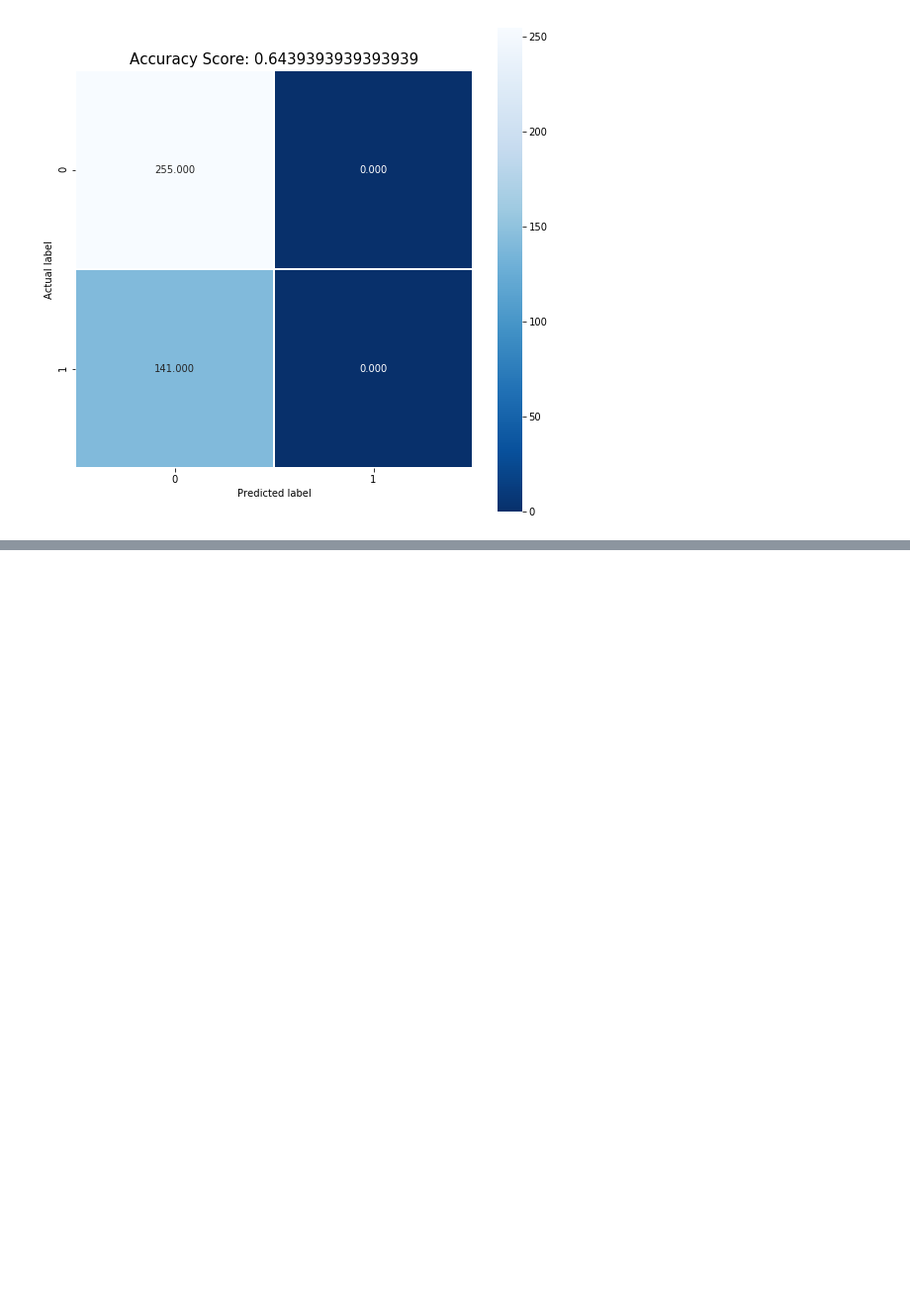
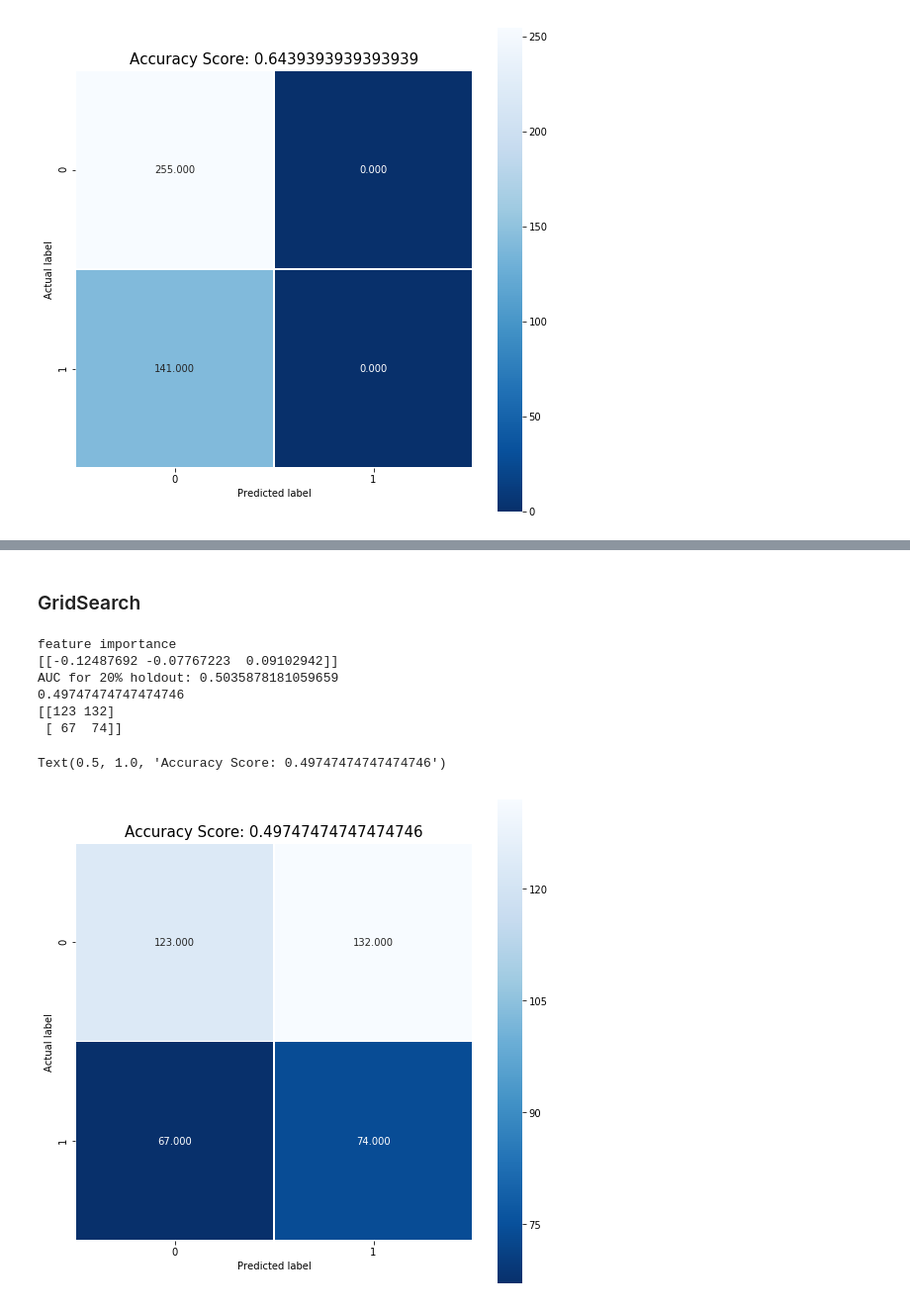
Before and after one commit to SaiShantanGoli/appliedaicourse-1, a Jupyter notebook: AttributionDataAnalysis.ipynb, the cells around one changed output, grey strips where cells are left out. Shown at 99% size. Saved outputs shown, nothing was run; the diff lists cells and outputs as text; code cells hidden in the pictures; blank space fills up the shorter version.

```diff
--- a/AttributionDataAnalysis.ipynb
+++ b/AttributionDataAnalysis.ipynb
@@ -115,0 +218,35 @@ AUC for 20% holdout: 0.5
+# %% [markdown]
+### GridSearch
+# %%
+from sklearn.model_selection import GridSearchCV
+param_grid = {'C': [0.001, 0.01, 0.1, 1, 10, 100, 1000] }
+clf = GridSearchCV(LogisticRegression(penalty='l2'), param_grid)
+y_pred = cls.predict(X_test)
+print("feature importance")
+print(cls.coef_)
+
+# Create, output AUC
+predicted = cls.predict(X_test)
+auc = roc_auc_score(y_true=y_test, y_score=predicted)
+print('AUC for 20%% holdout: %s' %auc)
+
+score = cls.score(X_test, y_test)
+print(score)
+
+cm = metrics.confusion_matrix(y_test, predicted)
+print(cm)
+plt.figure(figsize=(9,9))
+sns.heatmap(cm, annot=True, fmt=".3f", linewidths=.5, square = True, cmap = 'Blues_r');
+plt.ylabel('Actual label');
+plt.xlabel('Predicted label');
+all_sample_title = 'Accuracy Score: {0}'.format(score)
+plt.title(all_sample_title, size = 15)
+# %% [output]
+feature importance
+[[-0.12487692 -0.07767223  0.09102942]]
+AUC for 20% holdout: 0.5035878181059659
+0.49747474747474746
+[[123 132]
+ [ 67  74]]
+Text(0.5, 1.0, 'Accuracy Score: 0.49747474747474746')
+[figure, added]
```
Also changed, not shown: parts of 8 cells of this notebook.
